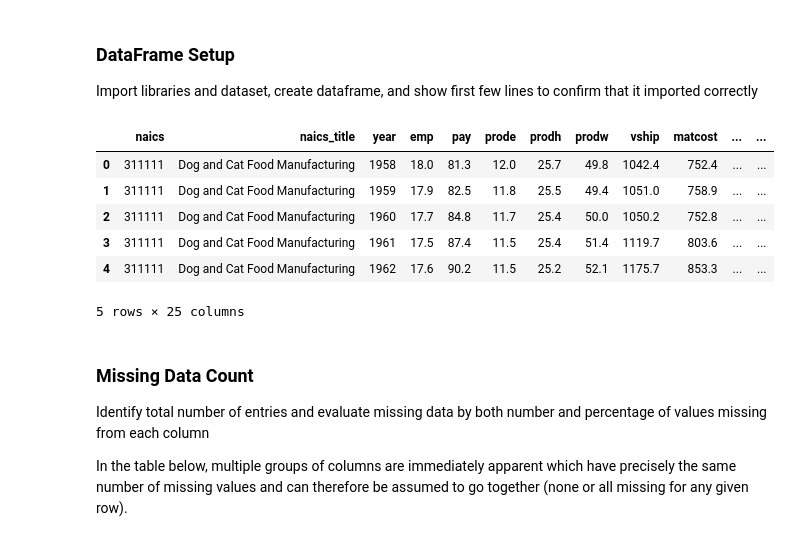
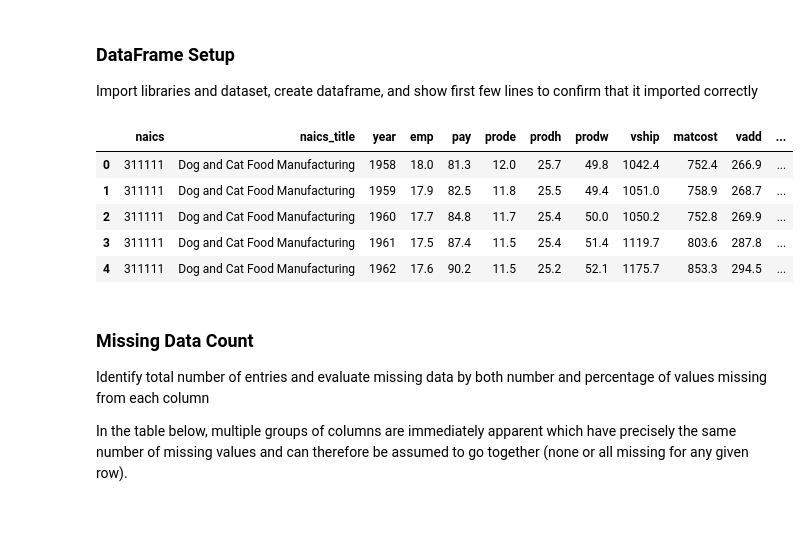
Before and after one commit to yairg98/Data-Driven-Problem-Solving, a Jupyter notebook: Midterm Project/Part 2/part2.ipynb, the cells around one changed output. Cells and saved outputs as stored; diff of their text form; code cells hidden in the pictures.

```diff
--- a/Midterm Project/Part 2/part2.ipynb
+++ b/Midterm Project/Part 2/part2.ipynb
@@ -9,20 +9,24 @@ to confirm that it imported correctly
 # %%
 import pandas as pd
 import numpy as np
 import matplotlib.pyplot as plt
 
+# Create dataframe from raw csv link
 url = 'https://raw.githubusercontent.com/yairg98/Data-Driven-Problem-Solving/main/Midterm%20Project/Part%202/Manufacturing_Industry_Database.csv'
 df = pd.read_csv(url)
 
+# Set options to display all columns
+pd.set_option('max_columns', None)
+
+# Display first 5 rows of dataframe
 df.head()
 # %% [output]
-|  | naics | naics_title | year | emp | pay | prode | prodh | prodw | vship | matcost | ... | ... |
-| 0 | 311111 | Dog and Cat Food Manufacturing | 1958 | 18.0 | 81.3 | 12.0 | 25.7 | 49.8 | 1042.4 | 752.4 | ... | ... |
-| 1 | 311111 | Dog and Cat Food Manufacturing | 1959 | 17.9 | 82.5 | 11.8 | 25.5 | 49.4 | 1051.0 | 758.9 | ... | ... |
-| 2 | 311111 | Dog and Cat Food Manufacturing | 1960 | 17.7 | 84.8 | 11.7 | 25.4 | 50.0 | 1050.2 | 752.8 | ... | ... |
-| 3 | 311111 | Dog and Cat Food Manufacturing | 1961 | 17.5 | 87.4 | 11.5 | 25.4 | 51.4 | 1119.7 | 803.6 | ... | ... |
-| 4 | 311111 | Dog and Cat Food Manufacturing | 1962 | 17.6 | 90.2 | 11.5 | 25.2 | 52.1 | 1175.7 | 853.3 | ... | ... |
+|  | naics | naics_title | year | emp | pay | prode | prodh | prodw | vship | matcost | vadd | ... |
+| 0 | 311111 | Dog and Cat Food Manufacturing | 1958 | 18.0 | 81.3 | 12.0 | 25.7 | 49.8 | 1042.4 | 752.4 | 266.9 | ... |
+| 1 | 311111 | Dog and Cat Food Manufacturing | 1959 | 17.9 | 82.5 | 11.8 | 25.5 | 49.4 | 1051.0 | 758.9 | 268.7 | ... |
+| 2 | 311111 | Dog and Cat Food Manufacturing | 1960 | 17.7 | 84.8 | 11.7 | 25.4 | 50.0 | 1050.2 | 752.8 | 269.9 | ... |
+| 3 | 311111 | Dog and Cat Food Manufacturing | 1961 | 17.5 | 87.4 | 11.5 | 25.4 | 51.4 | 1119.7 | 803.6 | 287.8 | ... |
+| 4 | 311111 | Dog and Cat Food Manufacturing | 1962 | 17.6 | 90.2 | 11.5 | 25.2 | 52.1 | 1175.7 | 853.3 | 294.5 | ... |
-5 rows × 25 columns
 # %% [markdown]
 ### Missing Data Count
 
```
Also changed, not shown: parts of 8 cells of this notebook.
